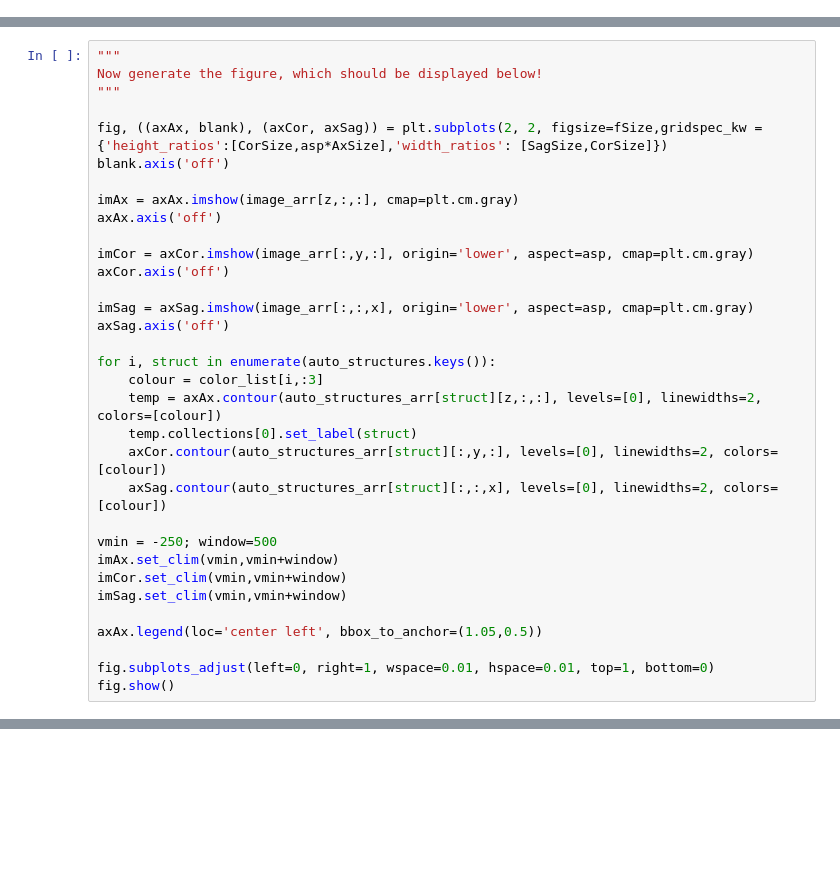
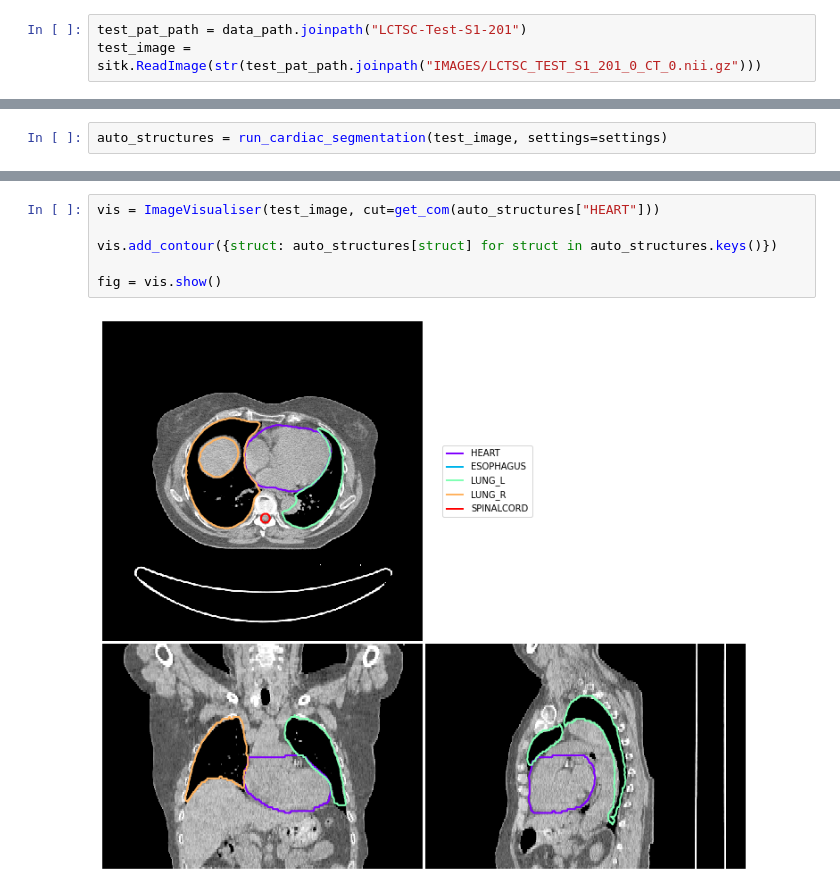
Before and after one commit to pyplati/platipy, a Jupyter notebook: examples/cardiac_atlas_segmentation/cardiac_segmentation.ipynb, the cells around one changed output, grey strips where cells are left out. Drawn from its saved outputs; the diff is of its cells as text; blank space fills up the shorter version.

Commit message:
Cardiac Segmentation Example using test data

```diff
--- a/examples/cardiac_atlas_segmentation/cardiac_segmentation.ipynb
+++ b/examples/cardiac_atlas_segmentation/cardiac_segmentation.ipynb
@@ -120,0 +114,3 @@ auto_structures = run_cardiac_segmentation(test_image, settings)
+# %%
+test_pat_path = data_path.joinpath("LCTSC-Test-S1-201")
+test_image = sitk.ReadImage(str(test_pat_path.joinpath("IMAGES/LCTSC_TEST_S1_201_0_CT_0.nii.gz")))
@@ -120,0 +121,2 @@ auto_structures = run_cardiac_segmentation(test_image, settings)
+# %%
+auto_structures = run_cardiac_segmentation(test_image, settings=settings)
@@ -152,33 +139,0 @@ color_list = plt.cm.Spectral(np.linspace(0,1,len(auto_structures_arr.keys())))
-# %%
-"""
-Now generate the figure, which should be displayed below!
-"""
-
-fig, ((axAx, blank), (axCor, axSag)) = plt.subplots(2, 2, figsize=fSize,gridspec_kw = {'height_ratios':[CorSize,asp*AxSize],'width_ratios': [SagSize,CorSize]})
-blank.axis('off')
-
-imAx = axAx.imshow(image_arr[z,:,:], cmap=plt.cm.gray)
-axAx.axis('off')
-
-imCor = axCor.imshow(image_arr[:,y,:], origin='lower', aspect=asp, cmap=plt.cm.gray)
-axCor.axis('off')
-
-imSag = axSag.imshow(image_arr[:,:,x], origin='lower', aspect=asp, cmap=plt.cm.gray)
-axSag.axis('off')
-
-for i, struct in enumerate(auto_structures.keys()):
-    colour = color_list[i,:3]
-    temp = axAx.contour(auto_structures_arr[struct][z,:,:], levels=[0], linewidths=2, colors=[colour])
-    temp.collections[0].set_label(struct)
-    axCor.contour(auto_structures_arr[struct][:,y,:], levels=[0], linewidths=2, colors=[colour])
-    axSag.contour(auto_structures_arr[struct][:,:,x], levels=[0], linewidths=2, colors=[colour])
-
-vmin = -250; window=500
-imAx.set_clim(vmin,vmin+window)
-imCor.set_clim(vmin,vmin+window)
-imSag.set_clim(vmin,vmin+window)
-
-axAx.legend(loc='center left', bbox_to_anchor=(1.05,0.5))
-
-fig.subplots_adjust(left=0, right=1, wspace=0.01, hspace=0.01, top=1, bottom=0)
-fig.show()
@@ -192,0 +146,8 @@ Matplotlib is currently using module://ipykernel.pylab.backend_inline, which is
+# %%
+vis = ImageVisualiser(test_image, cut=get_com(auto_structures["HEART"]))
+
+vis.add_contour({struct: auto_structures[struct] for struct in auto_structures.keys()})
+
+fig = vis.show()
+# %% [output]
+[figure, added]
```
Also changed, not shown: parts of 20 cells of this notebook, 1 other file.
